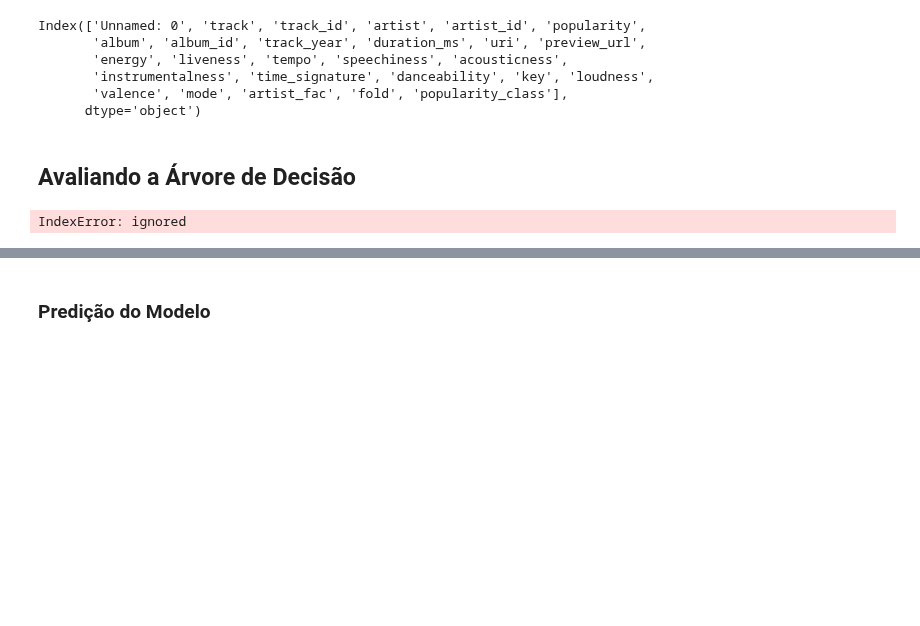
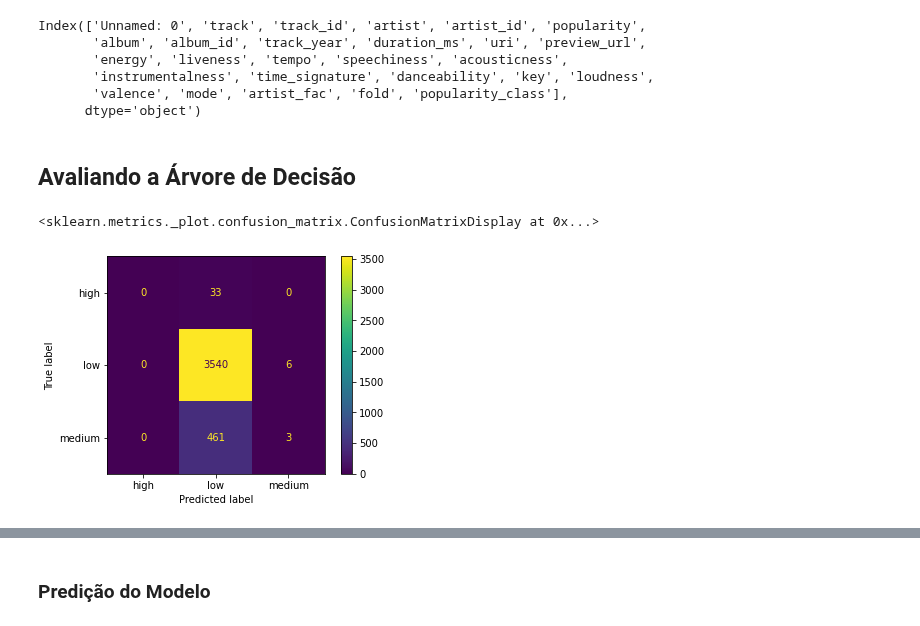
Before and after one commit to lucas-fpaiva/AnalisePred-PES, a Jupyter notebook: Projeto/classifier_popularity_forro.ipynb, the cells around one changed output, grey strips where cells are left out. Cells and saved outputs as stored; diff of their text form; code cells hidden in the pictures; blank space fills up the shorter version.

```diff
--- a/Projeto/classifier_popularity_forro.ipynb
+++ b/Projeto/classifier_popularity_forro.ipynb
@@ -174,3 +176,8 @@ forroset = forroset.rename(columns={'popularity_class':'popularity'})
+# %%
+plot_confusion_matrix(model, x_teste, y_teste)
+# %% [output]
+<sklearn.metrics._plot.confusion_matrix.ConfusionMatrixDisplay at 0x...>
+[figure, added]
 # %%
 def get_accuracies(true_labels, predictions):
     #https://scikit-learn.org/stable/modules/generated/sklearn.metrics.multilabel_confusion_matrix.html
@@ -189,6 +197,2 @@ def metrics (y_true, y_pred):
-# %%
-print("Fold", k, metrics(y_teste, y_pred))
-# %% [output]
-IndexError: ignored
 # %%
 data_results = pd.DataFrame([],columns=['accuracy', 'confusion_matrix', 'precision', 'f1_score','recall', 'fold','model','parameters'])
```
Also changed, not shown: parts of 15 cells of this notebook.
